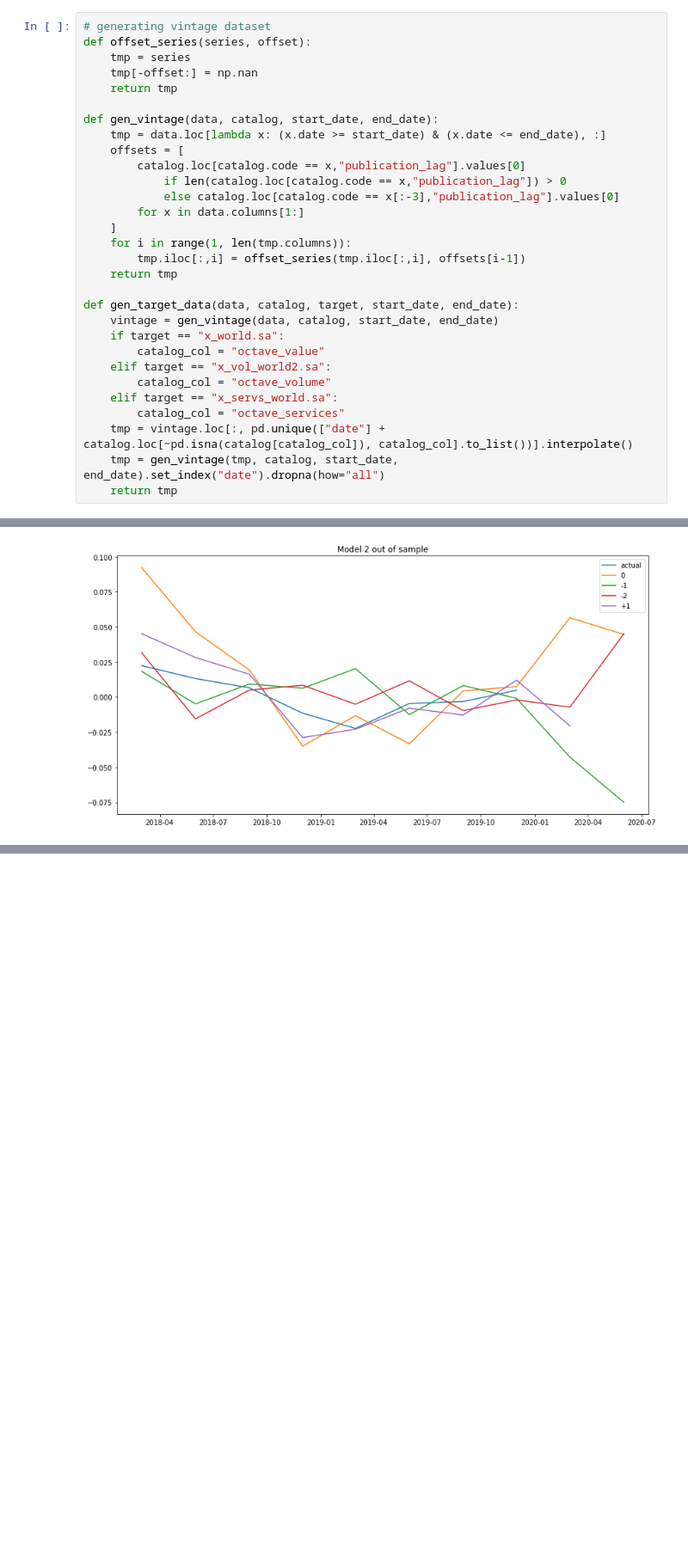
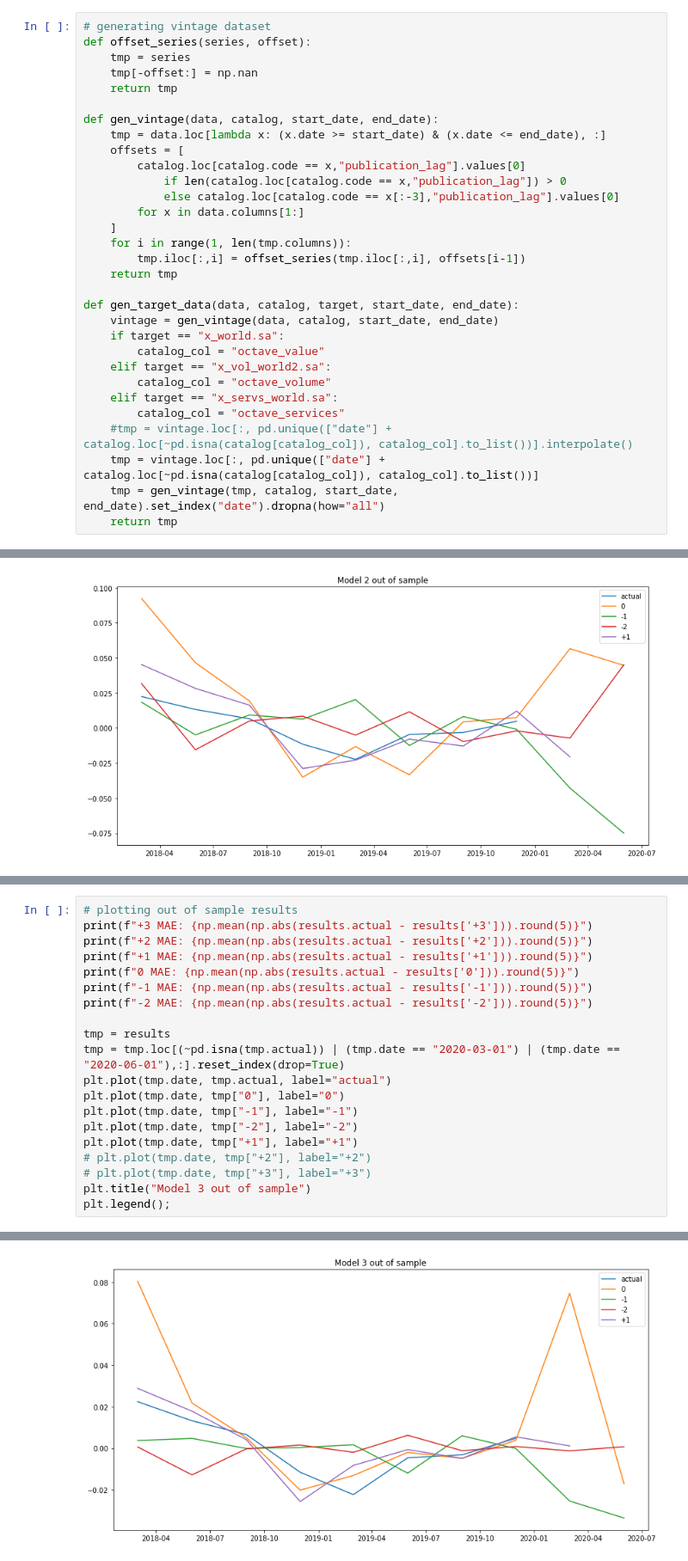
Before and after one commit to dhopp1-UNCTAD/nowcast_data_update, a Jupyter notebook: nowcast_targets/python_dfm.ipynb, the cells around one changed output, grey strips where cells are left out. Shown: that part at 86% size. Drawn from its saved outputs; the diff is of its cells as text; blank space fills up the shorter version.

```diff
--- a/nowcast_targets/python_dfm.ipynb
+++ b/nowcast_targets/python_dfm.ipynb
@@ -39,7 +39,8 @@ def gen_target_data(data, catalog, target, start_date, end_date):
         catalog_col = "octave_volume"
     elif target == "x_servs_world.sa":
         catalog_col = "octave_services"
-    tmp = vintage.loc[:, pd.unique(["date"] + catalog.loc[~pd.isna(catalog[catalog_col]), catalog_col].to_list())].interpolate()
+    #tmp = vintage.loc[:, pd.unique(["date"] + catalog.loc[~pd.isna(catalog[catalog_col]), catalog_col].to_list())].interpolate()
+    tmp = vintage.loc[:, pd.unique(["date"] + catalog.loc[~pd.isna(catalog[catalog_col]), catalog_col].to_list())]
     tmp = gen_vintage(tmp, catalog, start_date, end_date).set_index("date").dropna(how="all")
     return tmp
 # %% [markdown]
@@ -186,0 +208,21 @@ MAE: 0.01485
+# %%
+# plotting out of sample results
+print(f"+3 MAE: {np.mean(np.abs(results.actual - results['+3'])).round(5)}")
+print(f"+2 MAE: {np.mean(np.abs(results.actual - results['+2'])).round(5)}")
+print(f"+1 MAE: {np.mean(np.abs(results.actual - results['+1'])).round(5)}")
+print(f"0 MAE: {np.mean(np.abs(results.actual - results['0'])).round(5)}")
+print(f"-1 MAE: {np.mean(np.abs(results.actual - results['-1'])).round(5)}")
+print(f"-2 MAE: {np.mean(np.abs(results.actual - results['-2'])).round(5)}")
+
+tmp = results
+tmp = tmp.loc[(~pd.isna(tmp.actual)) | (tmp.date == "2020-03-01") | (tmp.date == "2020-06-01"),:].reset_index(drop=True)
+plt.plot(tmp.date, tmp.actual, label="actual")
+plt.plot(tmp.date, tmp["0"], label="0")
+plt.plot(tmp.date, tmp["-1"], label="-1")
+plt.plot(tmp.date, tmp["-2"], label="-2")
+plt.plot(tmp.date, tmp["+1"], label="+1")
+# plt.plot(tmp.date, tmp["+2"], label="+2")
+# plt.plot(tmp.date, tmp["+3"], label="+3")
+plt.title("Model 3 out of sample")
+plt.legend();
+# %% [output]
@@ -186,0 +235 @@ MAE: 0.01485
+[figure, added]
```
Also changed, not shown: parts of 4 cells of this notebook, 3 other files.
